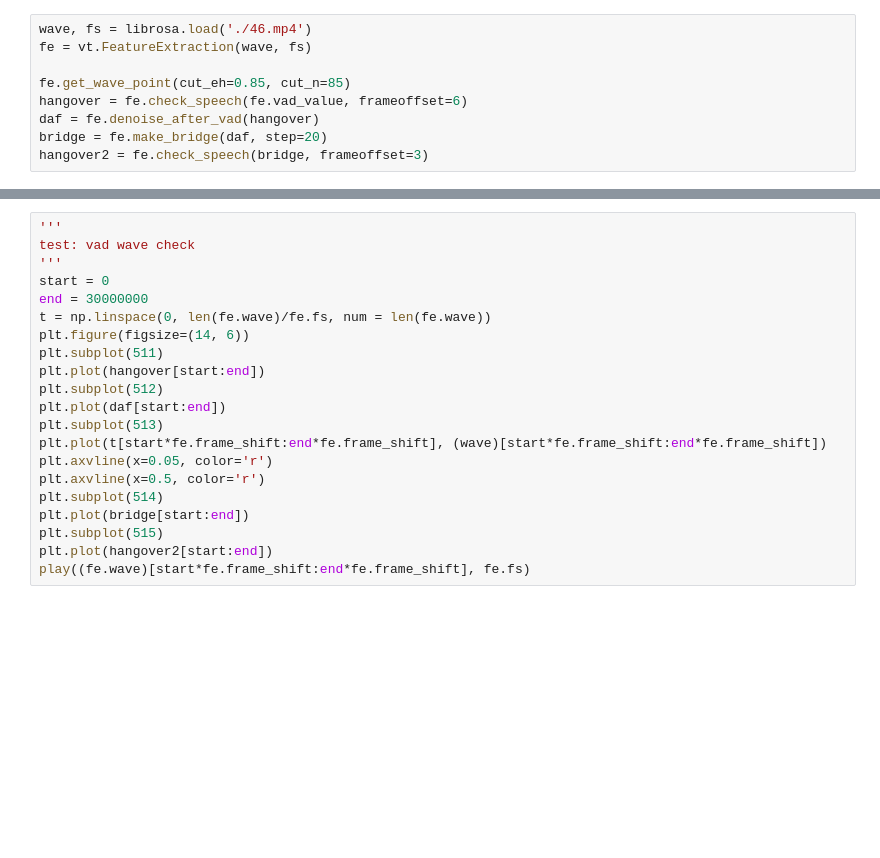
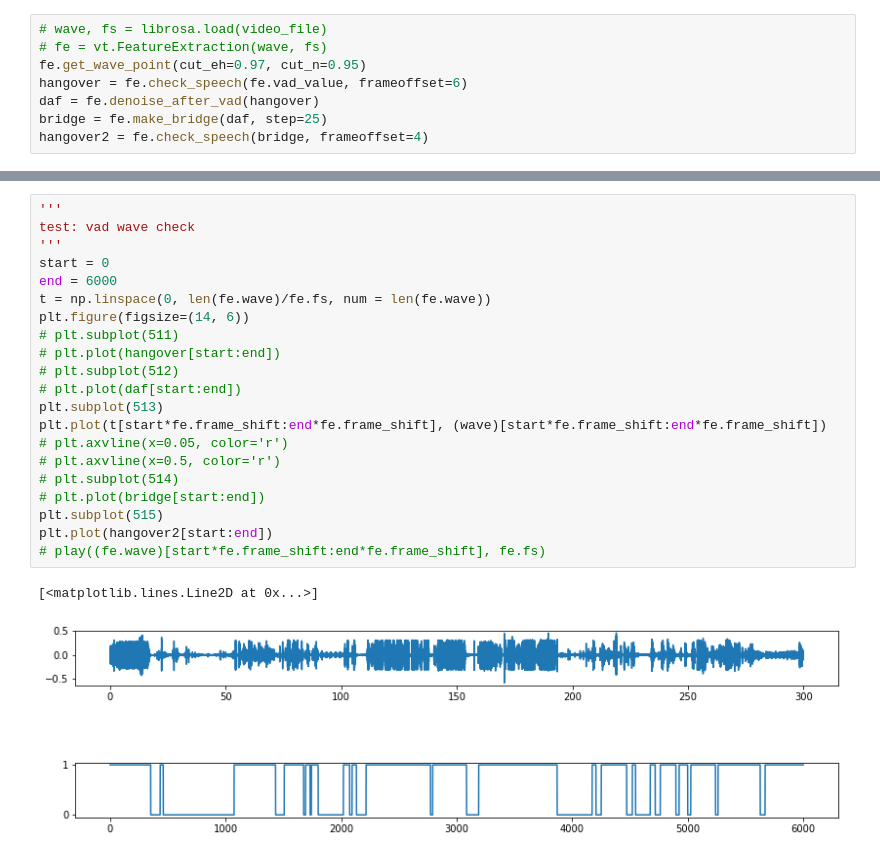
Before and after one commit to JongMinBaik/sad, a Jupyter notebook: nonspeech_wave_split.ipynb, the cells around one changed output, grey strips where cells are left out. Cells and saved outputs as stored; diff of their text form; blank space fills up the shorter version.

```diff
--- a/nonspeech_wave_split.ipynb
+++ b/nonspeech_wave_split.ipynb
@@ -21,9 +45,8 @@ import IPython.display as display
 # %%
-wave, fs = librosa.load('./46.mp4')
-fe = vt.FeatureExtraction(wave, fs)
-
-fe.get_wave_point(cut_eh=0.85, cut_n=85)
+# wave, fs = librosa.load(video_file)
+# fe = vt.FeatureExtraction(wave, fs)
+fe.get_wave_point(cut_eh=0.97, cut_n=0.95)
 hangover = fe.check_speech(fe.vad_value, frameoffset=6)
 daf = fe.denoise_after_vad(hangover)
-bridge = fe.make_bridge(daf, step=20)
-hangover2 = fe.check_speech(bridge, frameoffset=3)
+bridge = fe.make_bridge(daf, step=25)
+hangover2 = fe.check_speech(bridge, frameoffset=4)
@@ -30,24 +66,27 @@ hangover2 = fe.check_speech(bridge, frameoffset=3)
 # %%
 '''
 test: vad wave check
 '''
 start = 0
-end = 30000000
+end = 6000
 t = np.linspace(0, len(fe.wave)/fe.fs, num = len(fe.wave))
 plt.figure(figsize=(14, 6))
-plt.subplot(511)
-plt.plot(hangover[start:end])
-plt.subplot(512)
-plt.plot(daf[start:end])
+# plt.subplot(511)
+# plt.plot(hangover[start:end])
+# plt.subplot(512)
+# plt.plot(daf[start:end])
 plt.subplot(513)
 plt.plot(t[start*fe.frame_shift:end*fe.frame_shift], (wave)[start*fe.frame_shift:end*fe.frame_shift])
-plt.axvline(x=0.05, color='r')
-plt.axvline(x=0.5, color='r')
-plt.subplot(514)
-plt.plot(bridge[start:end])
+# plt.axvline(x=0.05, color='r')
+# plt.axvline(x=0.5, color='r')
+# plt.subplot(514)
+# plt.plot(bridge[start:end])
 plt.subplot(515)
 plt.plot(hangover2[start:end])
-play((fe.wave)[start*fe.frame_shift:end*fe.frame_shift], fe.fs)
+# play((fe.wave)[start*fe.frame_shift:end*fe.frame_shift], fe.fs)
+# %% [output]
+[<matplotlib.lines.Line2D at 0x...>]
+[figure, added]
 # %%
 def find_zero_section_frame(vad_result, find_speech=0):
     '''
```
Also changed, not shown: parts of 16 cells of this notebook, 1 other file.
